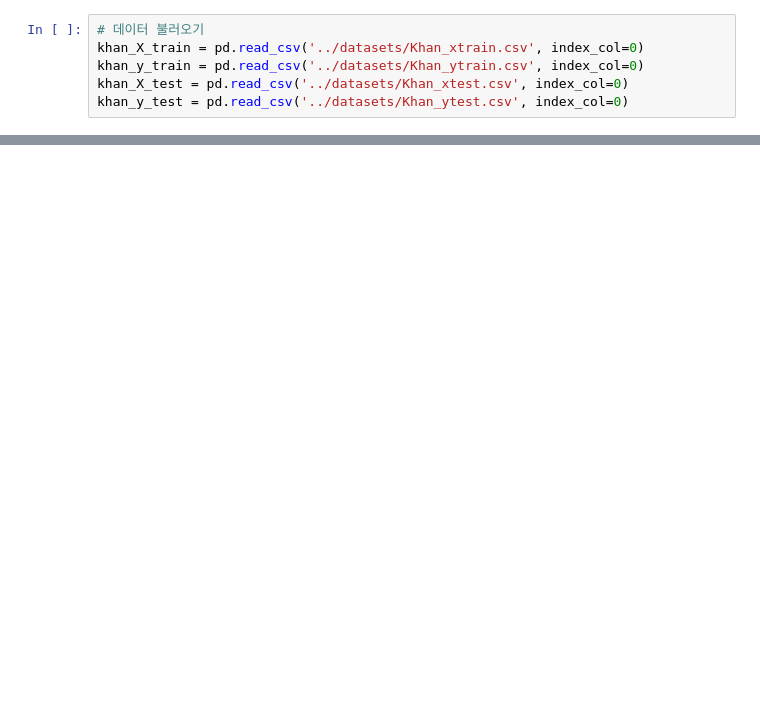
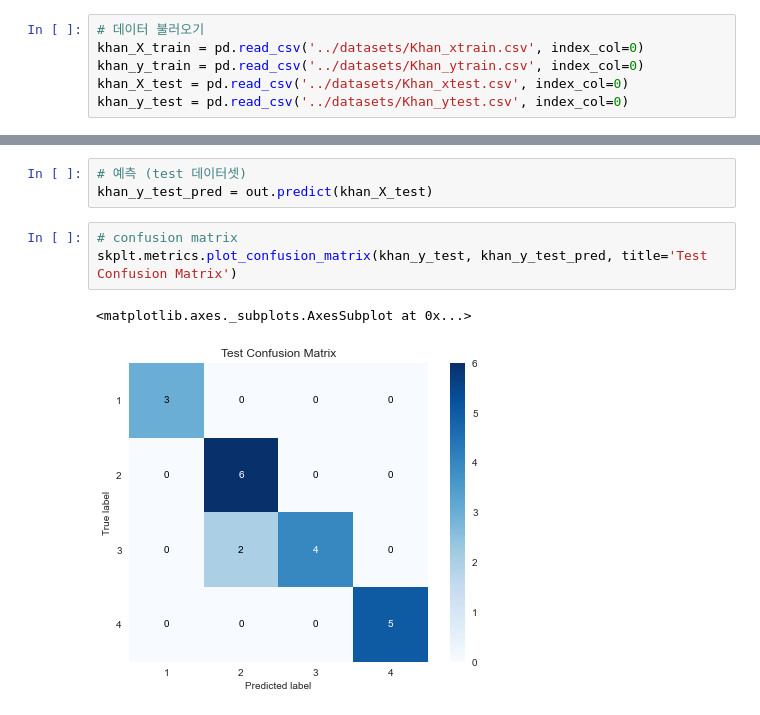
Before and after one commit to cheris8/ESC_ML_STUDY, a Jupyter notebook: LAB/Lab_09_김채형.ipynb, the cells around one changed output, grey strips where cells are left out. Cells and saved outputs as stored; diff of their text form; blank space fills up the shorter version.

```diff
--- a/LAB/Lab_09_김채형.ipynb
+++ b/LAB/Lab_09_김채형.ipynb
@@ -419,0 +421,9 @@ array([[ 0.49671415, -0.1382643 ],
+# %%
+# 예측 (test 데이터셋)
+khan_y_test_pred = out.predict(khan_X_test)
+# %%
+# confusion matrix
+skplt.metrics.plot_confusion_matrix(khan_y_test, khan_y_test_pred, title='Test Confusion Matrix')
+# %% [output]
+<matplotlib.axes._subplots.AxesSubplot at 0x...>
+[figure, added]
```
Also changed, not shown: parts of 65 cells of this notebook.
